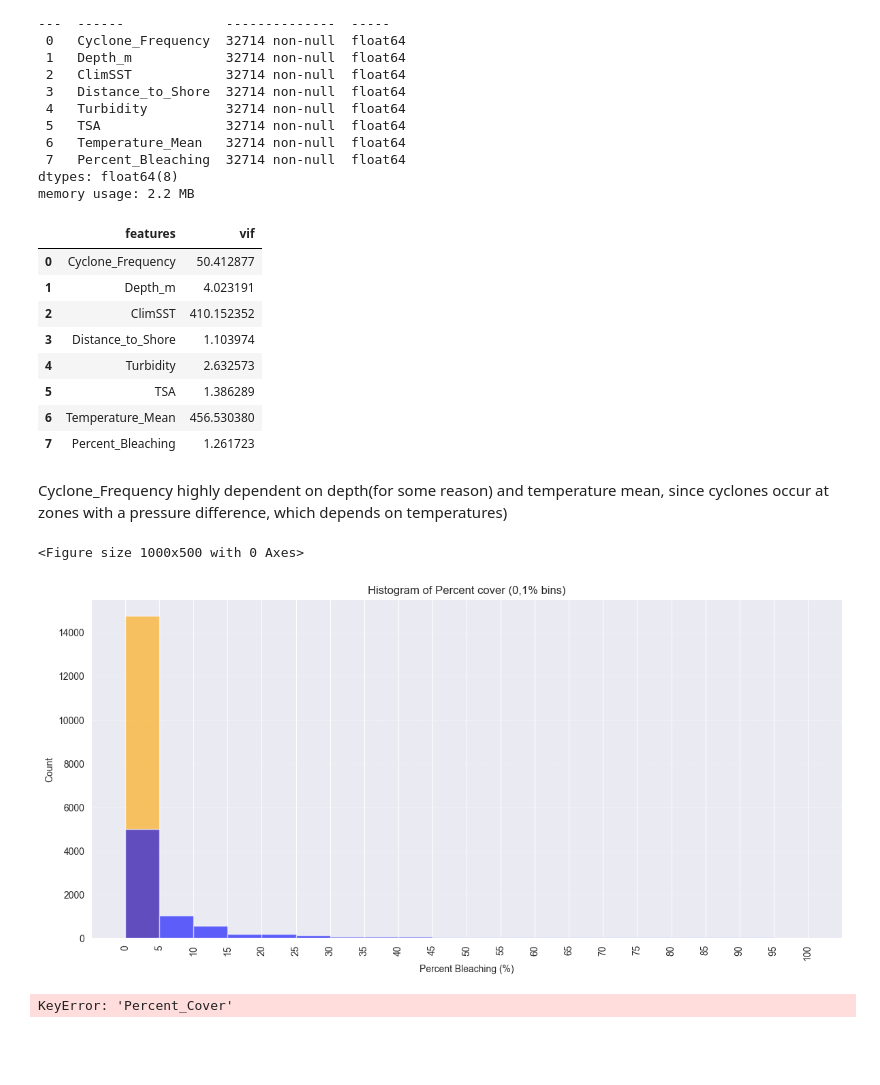
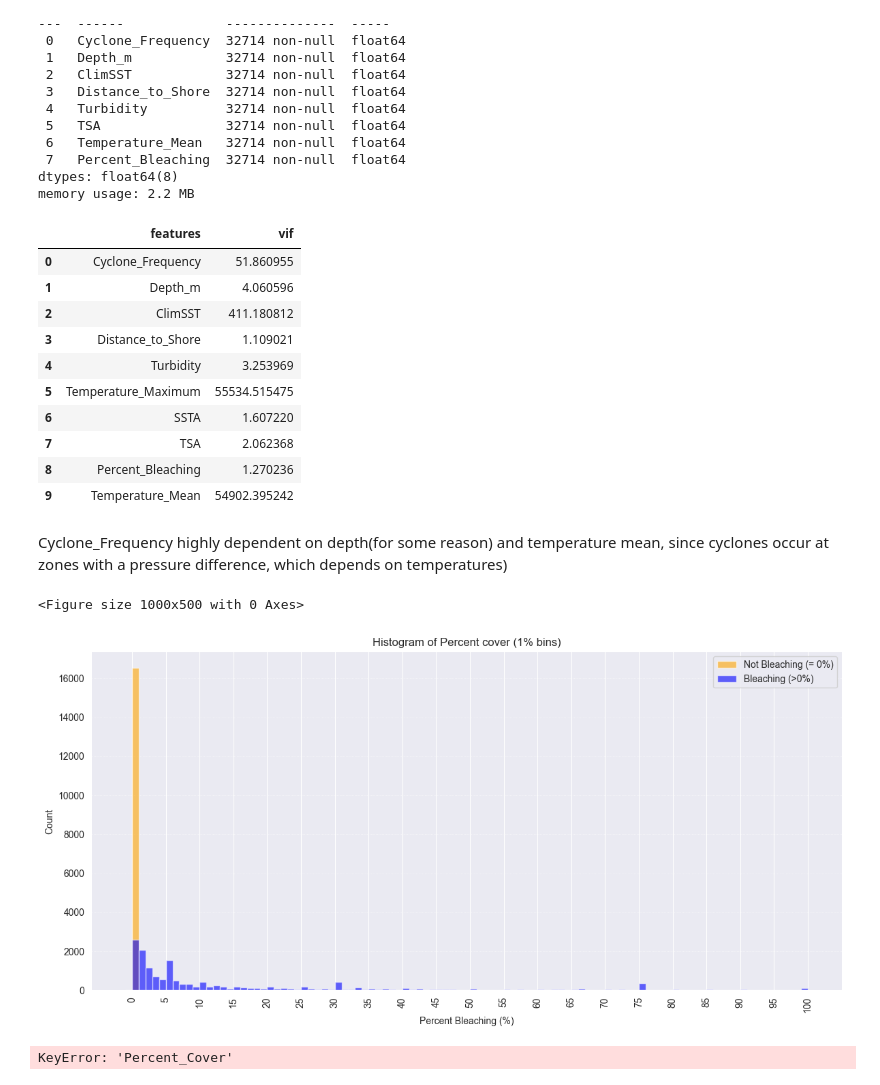
Before and after one commit to BopHockoB/Reef_Analysis, a Jupyter notebook: bleaching_classification_dataset_preprocessing.ipynb, the cells around one changed output. Saved outputs shown, nothing was run; the diff lists cells and outputs as text; code cells hidden in the pictures; blank space fills up the shorter version.

```diff
--- a/bleaching_classification_dataset_preprocessing.ipynb
+++ b/bleaching_classification_dataset_preprocessing.ipynb
@@ -118,7 +230,7 @@ df = pd.read_csv(filename_read)
 # df.drop("Ocean_Name", axis=1, inplace=True)
 # df.drop("Country_Name", axis=1, inplace=True)
 # df.drop("Sample_ID", axis=1, inplace=True)
-# df.drop("Date_Year", axis=1, inplace=True)
+df.drop("Date_Year", axis=1, inplace=True)
 # df.drop("Bleaching_Level", axis=1, inplace=True)
 # df.drop("Realm_Name", axis=1, inplace=True)
 # # #Percent_Cover is not a best predictor and also contain 30% of its fields as null.
@@ -167,54 +279,57 @@ vif_data["vif"] = [variance_inflation_factor(df.values, i)
 vif_data
 # %% [output]
 |  | features | vif |
-| 0 | Cyclone_Frequency | 50.412877 |
-| 1 | Depth_m | 4.023191 |
-| 2 | ClimSST | 410.152352 |
-| 3 | Distance_to_Shore | 1.103974 |
-| 4 | Turbidity | 2.632573 |
-| 5 | TSA | 1.386289 |
-| 6 | Temperature_Mean | 456.530380 |
-| 7 | Percent_Bleaching | 1.261723 |
+| 0 | Cyclone_Frequency | 51.860955 |
+| 1 | Depth_m | 4.060596 |
+| 2 | ClimSST | 411.180812 |
+| 3 | Distance_to_Shore | 1.109021 |
+| 4 | Turbidity | 3.253969 |
+| 5 | Temperature_Maximum | 55534.515475 |
+| 6 | SSTA | 1.607220 |
+| 7 | TSA | 2.062368 |
+| 8 | Percent_Bleaching | 1.270236 |
+| 9 | Temperature_Mean | 54902.395242 |
 # %% [markdown]
 Cyclone_Frequency highly dependent on depth(for some reason) and temperature mean, since cyclones occur at zones with a pressure difference, which depends on temperatures)
 # %%
 
 high_bleaching = df["Percent_Bleaching"] > 0  # 50% threshold
 low_bleaching = df["Percent_Bleaching"] <= 0
 
-bins = np.arange(0, 105, 5)  # from 0 to 100 in steps of 0.5
-labels = [f"{b}–{b+5}%" for b in bins[:-1]]
+bins = np.arange(-1, 101, 1)  # from 0 to 100 in steps of 0.5
+labels = [f"{b}–{b+1}%" for b in bins[:-1:5]]
 
 
 plt.figure(figsize=(10, 5))
 plt.figure(figsize=(12, 6))
 plt.hist(
     df.loc[low_bleaching, "Percent_Bleaching"],
     bins=bins,
     color="orange",
     alpha=0.6,
     edgecolor=None,
-    label="Low / Not Bleaching (≤0.5%)"
+    label="Not Bleaching (= 0%)"
 )
 plt.hist(
     df.loc[high_bleaching, "Percent_Bleaching"],
     bins=bins,
     color="blue",
     alpha=0.6,
     edgecolor=None,
-    label="Bleaching (>0.5%)"
+    label="Bleaching (>0%)"
 )
-plt.xticks(bins)
+plt.xticks(ticks=np.arange(0, 101, 5))
 plt.xlabel("Percent Bleaching (%)")
 plt.ylabel("Count")
 plt.xticks(rotation=90)
-plt.title("Histogram of Percent cover (0,1% bins)")
+plt.title("Histogram of Percent cover (1% bins)")
 plt.grid(axis="y", linestyle=":", linewidth=0.5)
 plt.tight_layout()
+plt.legend()
 plt.show()
 # %% [output]
 <Figure size 1000x500 with 0 Axes>
-[figure, old version]
+[figure, new version]
 # %%
 """
 Plot data to see corelation between Percent Bleaching and Percent Cover
```
Also changed, not shown: parts of 8 cells of this notebook, 2 other files.
